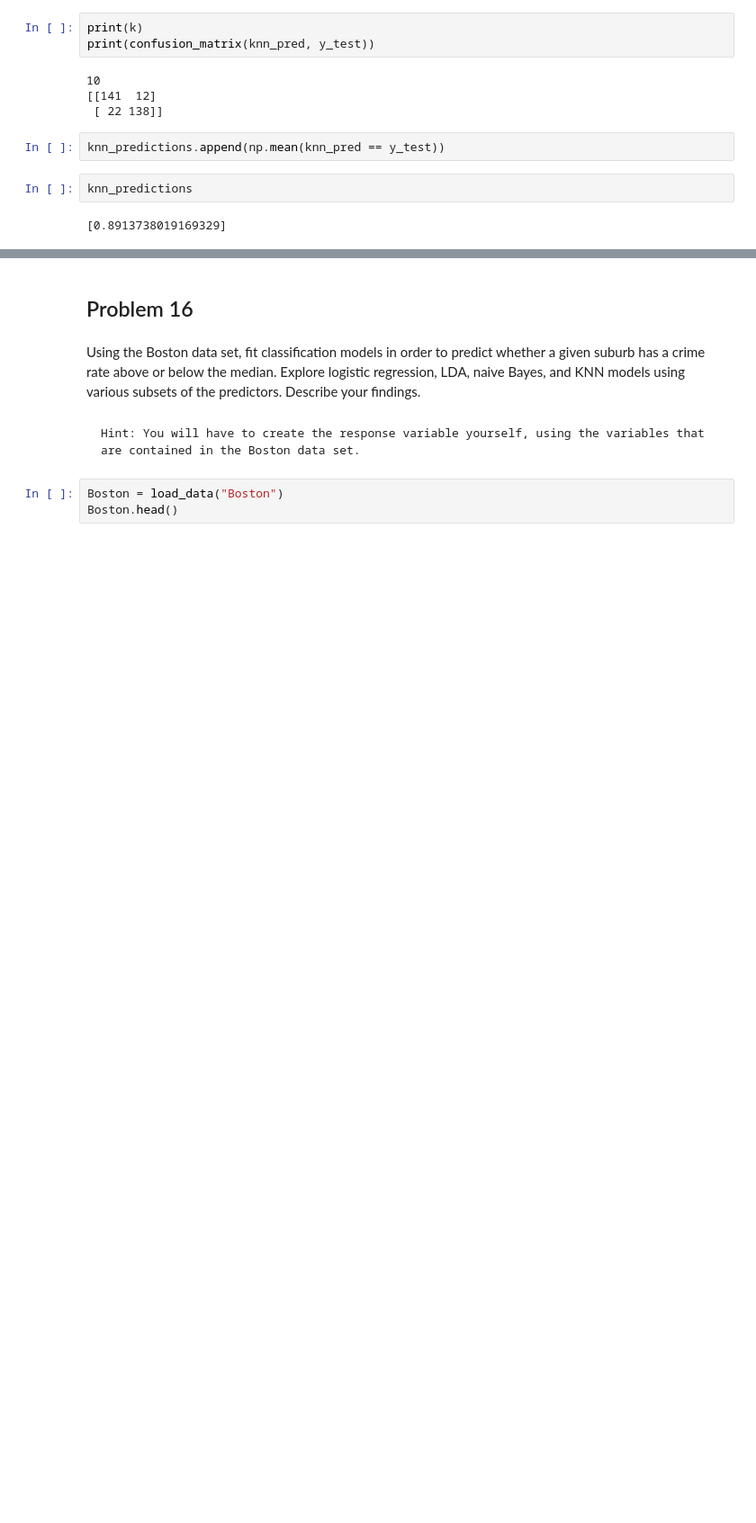
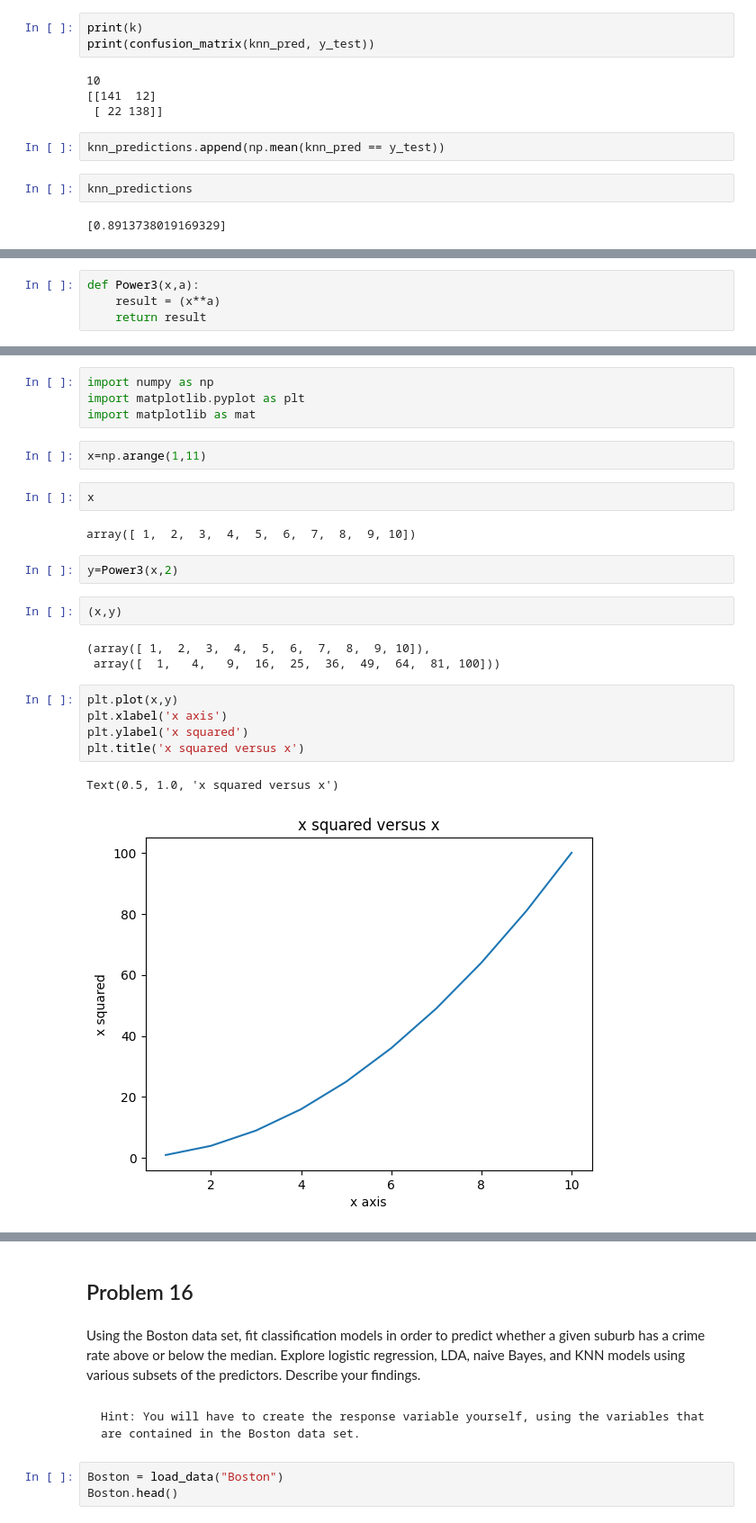
Before and after one commit to kmerkl22/k-s-ISL, a Jupyter notebook: Notebooks/Ch04K-ISLexercises.ipynb, the cells around one changed output, grey strips where cells are left out. Shown at 90% size. Saved outputs shown, nothing was run; the diff lists cells and outputs as text; blank space fills up the shorter version.

```diff
--- a/Notebooks/Ch04K-ISLexercises.ipynb
+++ b/Notebooks/Ch04K-ISLexercises.ipynb
@@ -282,0 +347,4 @@ knn_predictions
+# %%
+def Power3(x,a):
+    result = (x**a)
+    return result
@@ -282,0 +360,25 @@ knn_predictions
+# %%
+import numpy as np
+import matplotlib.pyplot as plt
+import matplotlib as mat
+# %%
+x=np.arange(1,11)
+# %%
+x
+# %% [output]
+array([ 1,  2,  3,  4,  5,  6,  7,  8,  9, 10])
+# %%
+y=Power3(x,2)
+# %%
+(x,y)
+# %% [output]
+(array([ 1,  2,  3,  4,  5,  6,  7,  8,  9, 10]),
+ array([  1,   4,   9,  16,  25,  36,  49,  64,  81, 100]))
+# %%
+plt.plot(x,y)
+plt.xlabel('x axis')
+plt.ylabel('x squared')
+plt.title('x squared versus x')
+# %% [output]
+Text(0.5, 1.0, 'x squared versus x')
+[figure, added]
```
Also changed, not shown: parts of 30 cells of this notebook.
